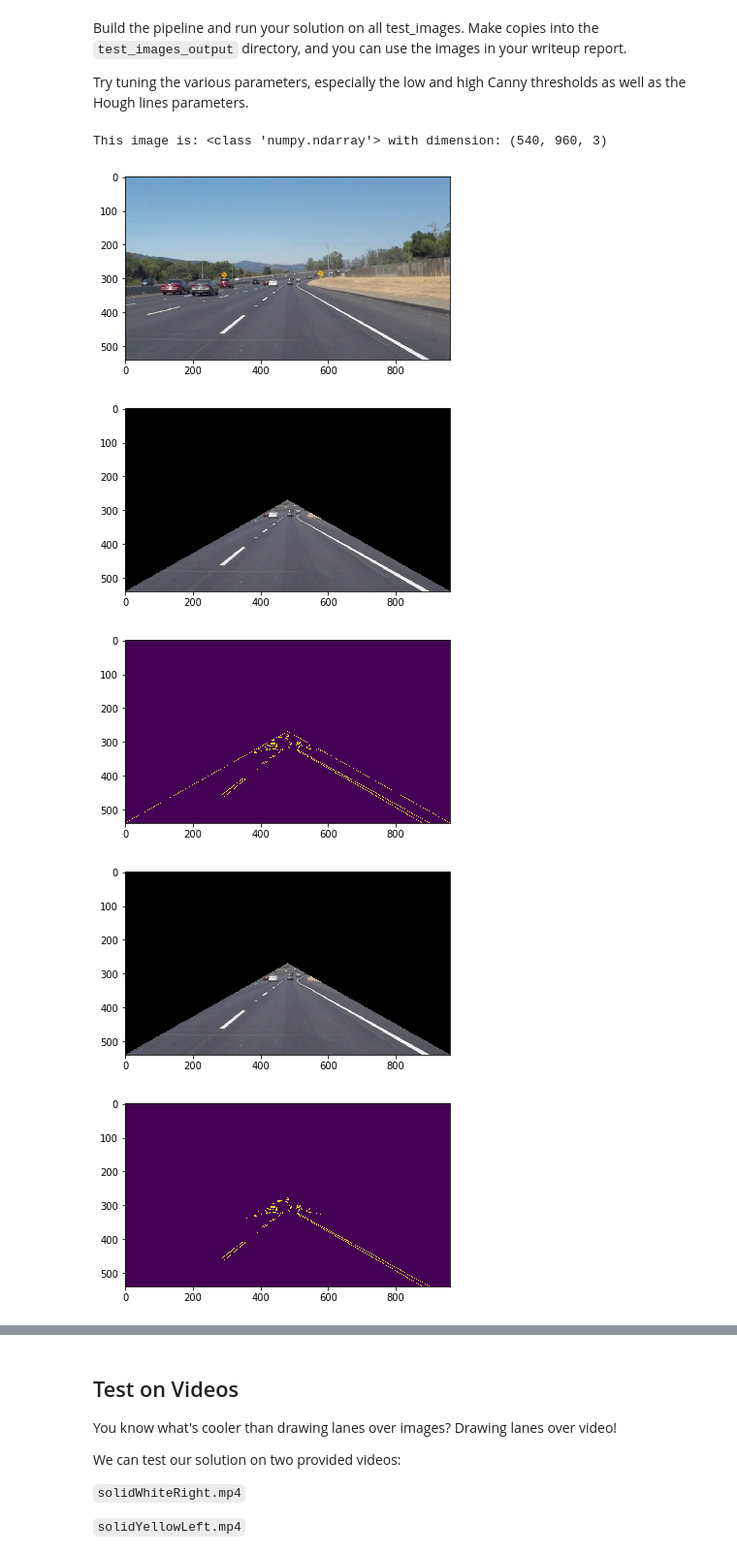
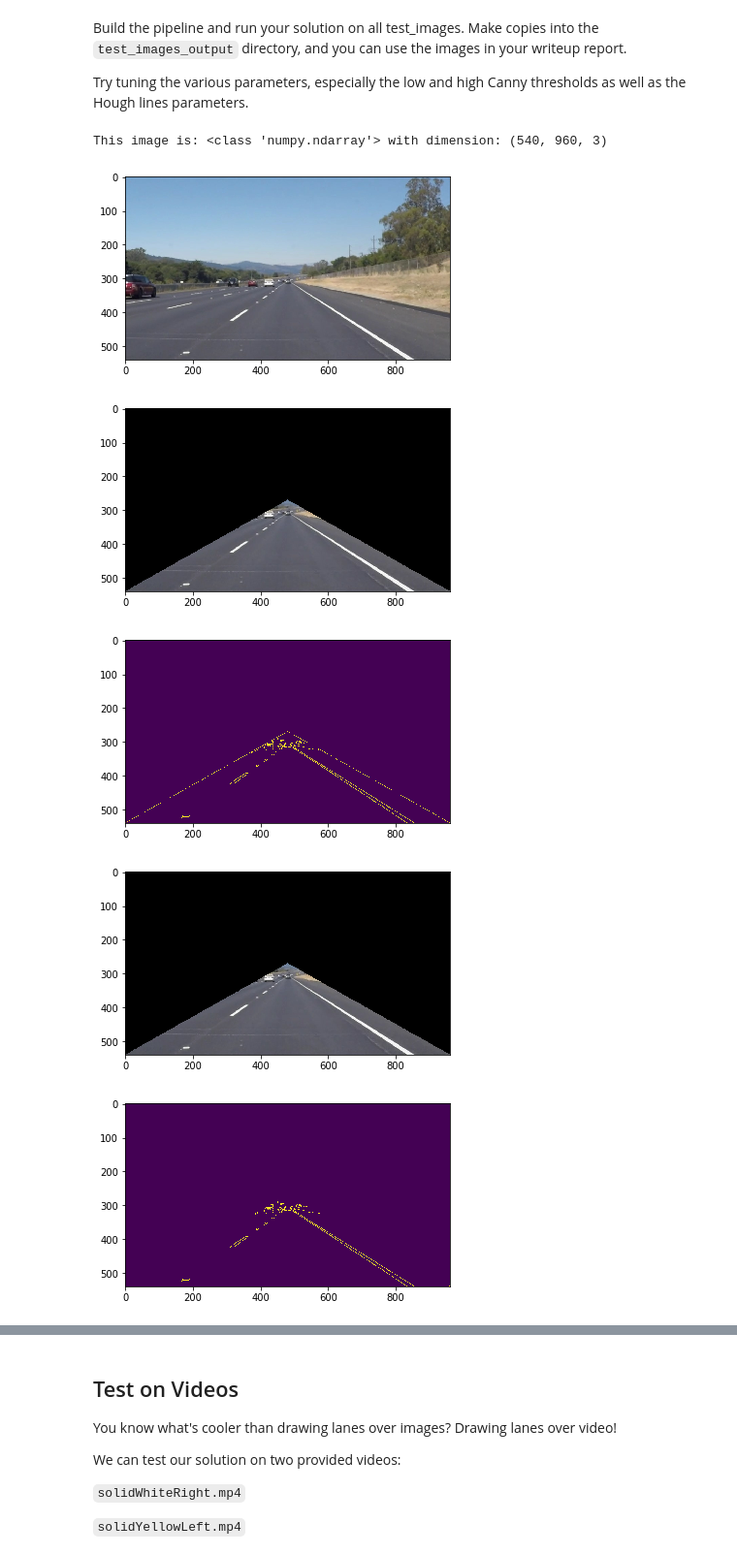
Before and after one commit to vrajp29/Self-Driving-Car-Engineer, a Jupyter notebook: CarND-LaneLines-P1-master/Self-Driving Car project_Finding Lane Lines on the Road.ipynb, the cells around one changed output, grey strips where cells are left out. Shown at 97% size. Cells and saved outputs as stored; diff of their text form; code cells hidden in the pictures.

```diff
--- a/CarND-LaneLines-P1-master/Self-Driving Car project_Finding Lane Lines on the Road.ipynb
+++ b/CarND-LaneLines-P1-master/Self-Driving Car project_Finding Lane Lines on the Road.ipynb
@@ -197,7 +197,7 @@ import matplotlib.image as mpimg
 
 
 #Read in an image
-image = mpimg.imread('test_images/solidWhiteCurve.jpg')
+image = mpimg.imread('test_images/solidWhiteRight.jpg')
 
 #printing out some stats and plotting
 print('This image is:', type(image), 'with dimension:',image.shape)
@@ -224,7 +224,7 @@ region_of_interest_vertices = [
     (width / 2, height / 2),
     (width, height),
 ]
-image = mpimg.imread('test_images/solidWhiteCurve.jpg')
+image = mpimg.imread('test_images/solidWhiteRight.jpg')
 cropped_image = region_of_interest(
     image,
     np.array([region_of_interest_vertices], np.int32),
@@ -251,7 +251,7 @@ def region_of_interest(image, vertices):
     masked_image = cv2.bitwise_and(image, mask)
     return masked_image
 
-image = mpimg.imread('test_images/solidWhiteCurve.jpg')
+image = mpimg.imread('test_images/solidWhiteRight.jpg')
 
 plt.figure()
 plt.imshow(cropped_image)
@@ -276,7 +276,7 @@ plt.show()
 
 #Lane Marking by Hough Transforms
 
-image = mpimg.imread('test_images/solidWhiteCurve.jpg')
+image = mpimg.imread('test_images/solidWhiteRight.jpg')
 gray_image = cv2.cvtColor(image, cv2.COLOR_RGB2GRAY)
 cannyed_image = cv2.Canny(gray_image, 200, 300)
 cropped_image = region_of_interest(
@@ -350,38 +350,38 @@ for line in lines:
             right_line_y.extend([y1, y2])
 min_y = int(image.shape[0] * (3 / 5)) #below the horizon
 max_y = int(image.shape[0]) #The bottom of the image
+print(left_line_x, left_line_y)
 poly_left = np.poly1d(np.polyfit(
     left_line_y,
     left_line_x,
     deg=1
 ))
 left_x_start = int(poly_left(max_y))
 left_x_end = int(poly_left(min_y))
 poly_right = np.poly1d(np.polyfit(
     right_line_y,
     right_line_x,
     deg=1
 ))
 right_x_start = int(poly_right(max_y))
 right_x_end = int(poly_right(min_y))
 line_image = draw_lines(
     image,
     [[
         [left_x_start, max_y, left_x_end, min_y],
         [right_x_start, max_y, right_x_end, min_y],
-    ]],
-    thickness=5,
+    ]], thickness=5,
 )
-output_line_image = cv2.imwrite('test_images_output/solidWhiteCurve.png',line_image)
+output_line_image = cv2.imwrite('test_images_output/solidWhiteRight.png',line_image)
 plt.figure()
 plt.imshow(line_image)
 plt.show()
 
 # then save them to the test_images_output directory.
 # %% [output]
 This image is: <class 'numpy.ndarray'> with dimension: (540, 960, 3)
-[figure, old version]
+[figure, new version]
-[figure, old version]
+[figure, new version]
-[figure, old version]
+[figure, new version]
-[figure, old version]
+[figure, new version]
-[figure, old version]
+[figure, new version]
```
Also changed, not shown: parts of 6 cells of this notebook.
